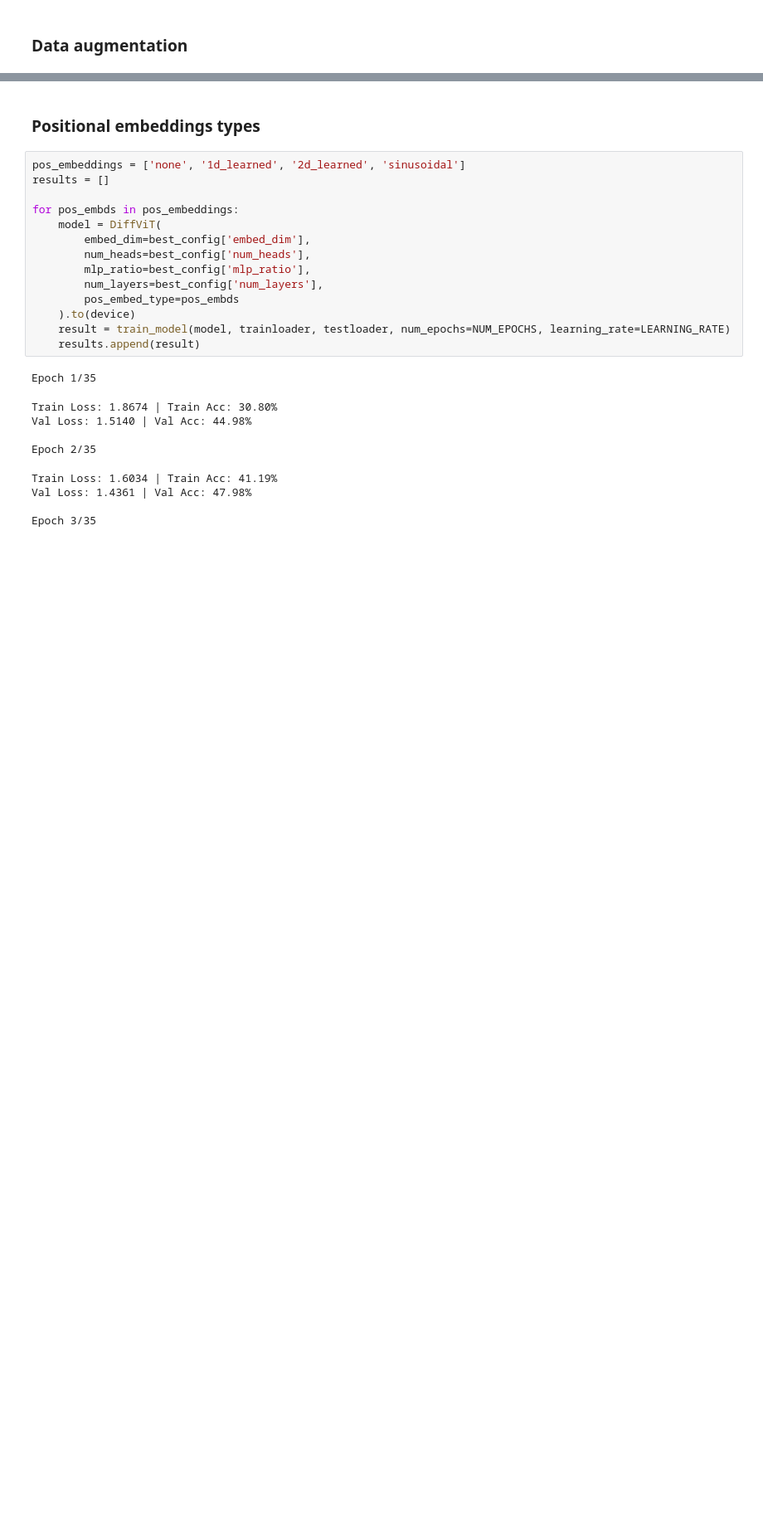
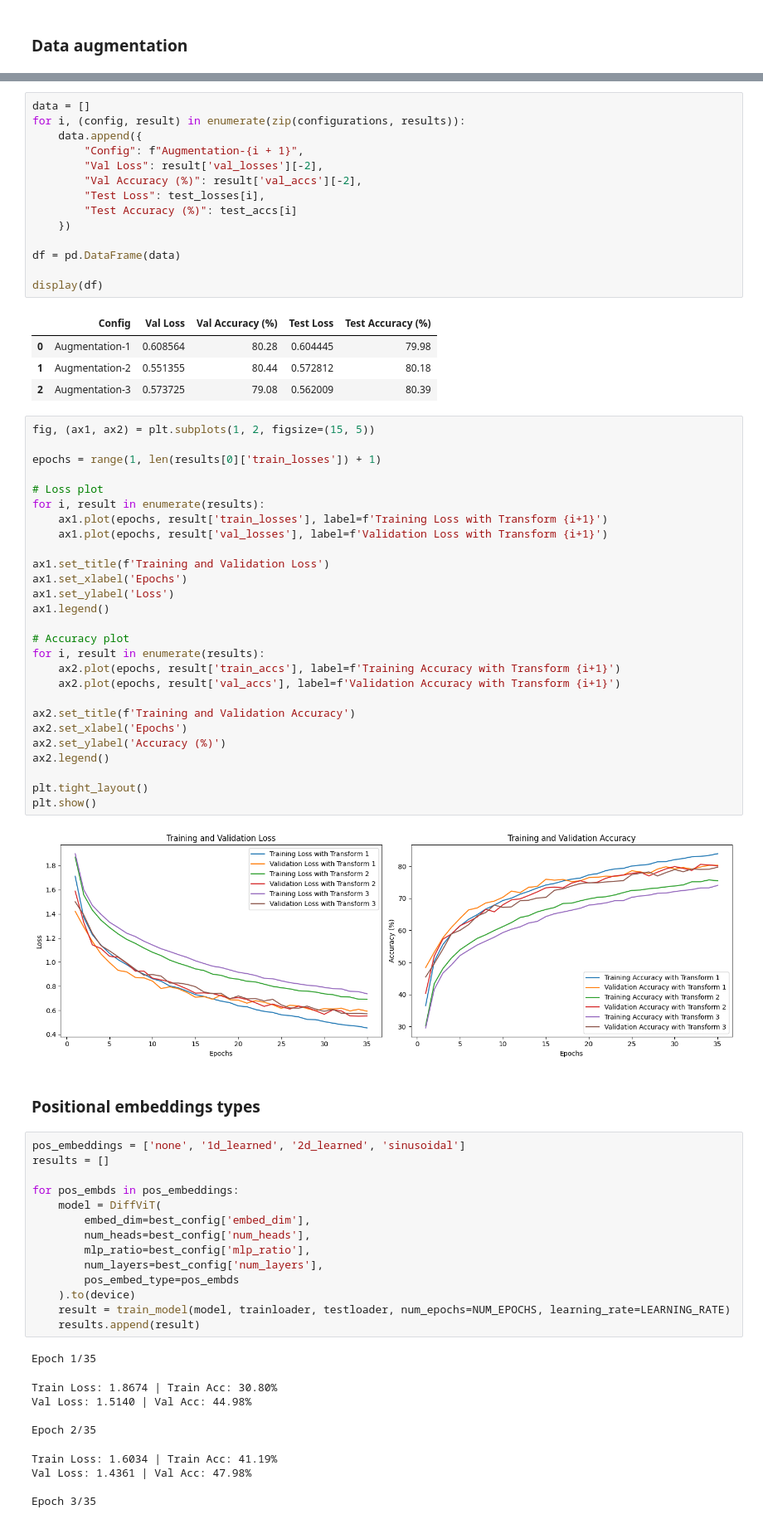
Before and after one commit to StarryBadger/vision_transformers, a Jupyter notebook: 2/2.ipynb, the cells around one changed output, grey strips where cells are left out. Shown at 83% size. Saved outputs shown, nothing was run; the diff lists cells and outputs as text; blank space fills up the shorter version.

```diff
--- a/2/2.ipynb
+++ b/2/2.ipynb
@@ -813,3 +852,51 @@ Augmentation-3 - 79.81
+# %%
+data = []
+for i, (config, result) in enumerate(zip(configurations, results)):
+    data.append({
+        "Config": f"Augmentation-{i + 1}",
+        "Val Loss": result['val_losses'][-2],
+        "Val Accuracy (%)": result['val_accs'][-2],
+        "Test Loss": test_losses[i],
+        "Test Accuracy (%)": test_accs[i]
+    })
+
+df = pd.DataFrame(data)
+
+display(df)
+# %% [output]
+|  | Config | Val Loss | Val Accuracy (%) | Test Loss | Test Accuracy (%) |
+| 0 | Augmentation-1 | 0.608564 | 80.28 | 0.604445 | 79.98 |
+| 1 | Augmentation-2 | 0.551355 | 80.44 | 0.572812 | 80.18 |
+| 2 | Augmentation-3 | 0.573725 | 79.08 | 0.562009 | 80.39 |
+# %%
+fig, (ax1, ax2) = plt.subplots(1, 2, figsize=(15, 5))
+
+epochs = range(1, len(results[0]['train_losses']) + 1)
+
+# Loss plot
+for i, result in enumerate(results):
+    ax1.plot(epochs, result['train_losses'], label=f'Training Loss with Transform {i+1}')
+    ax1.plot(epochs, result['val_losses'], label=f'Validation Loss with Transform {i+1}')
+
+ax1.set_title(f'Training and Validation Loss')
+ax1.set_xlabel('Epochs')
+ax1.set_ylabel('Loss')
+ax1.legend()
+
+# Accuracy plot
+for i, result in enumerate(results):
+    ax2.plot(epochs, result['train_accs'], label=f'Training Accuracy with Transform {i+1}')
+    ax2.plot(epochs, result['val_accs'], label=f'Validation Accuracy with Transform {i+1}')
+
+ax2.set_title(f'Training and Validation Accuracy')
+ax2.set_xlabel('Epochs')
+ax2.set_ylabel('Accuracy (%)')
+ax2.legend()
+
+plt.tight_layout()
+plt.show()
+# %% [output]
+[figure, added]
 # %% [markdown]
 ### Positional embeddings types
 # %%
```
Also changed, not shown: parts of 13 cells of this notebook, 1 other file.
